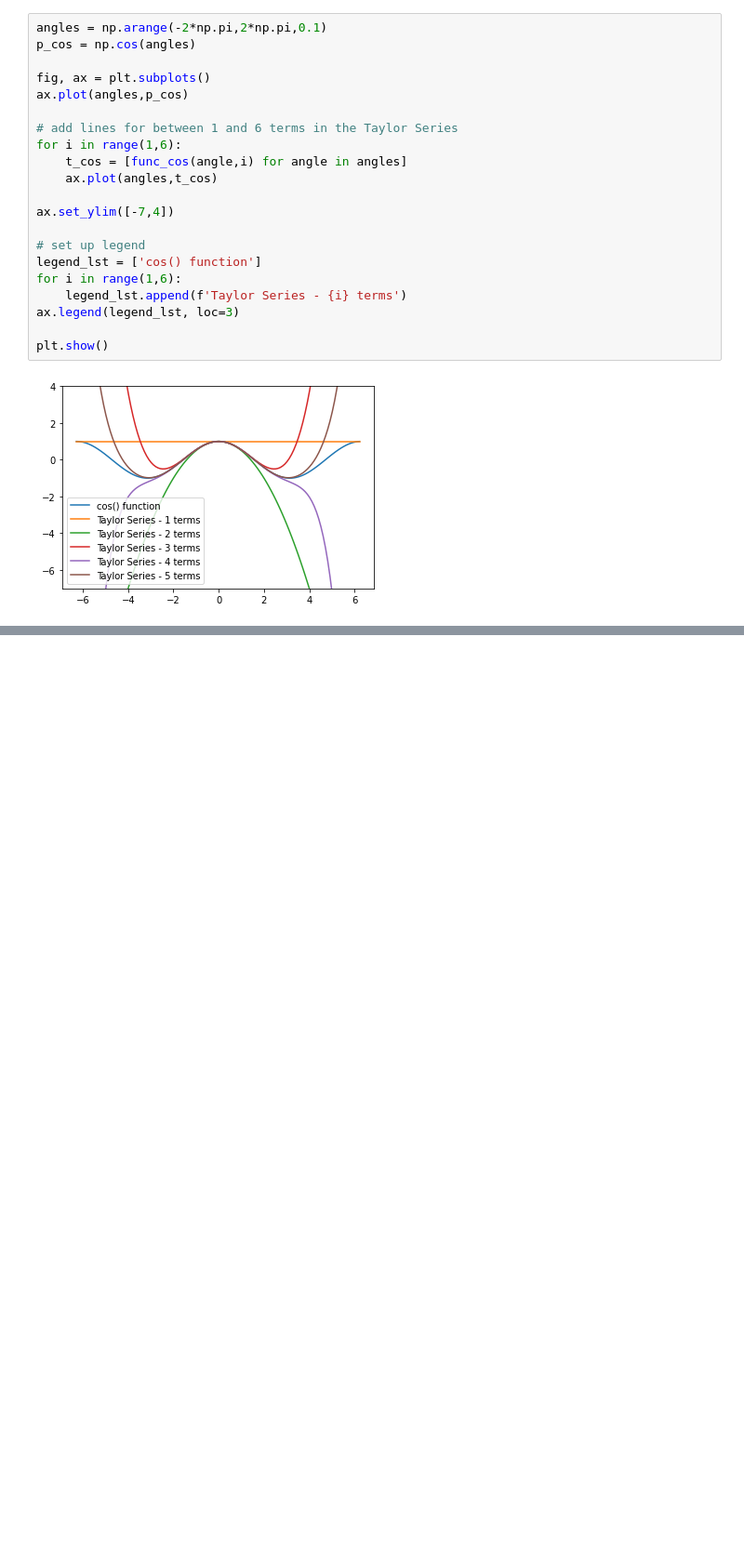
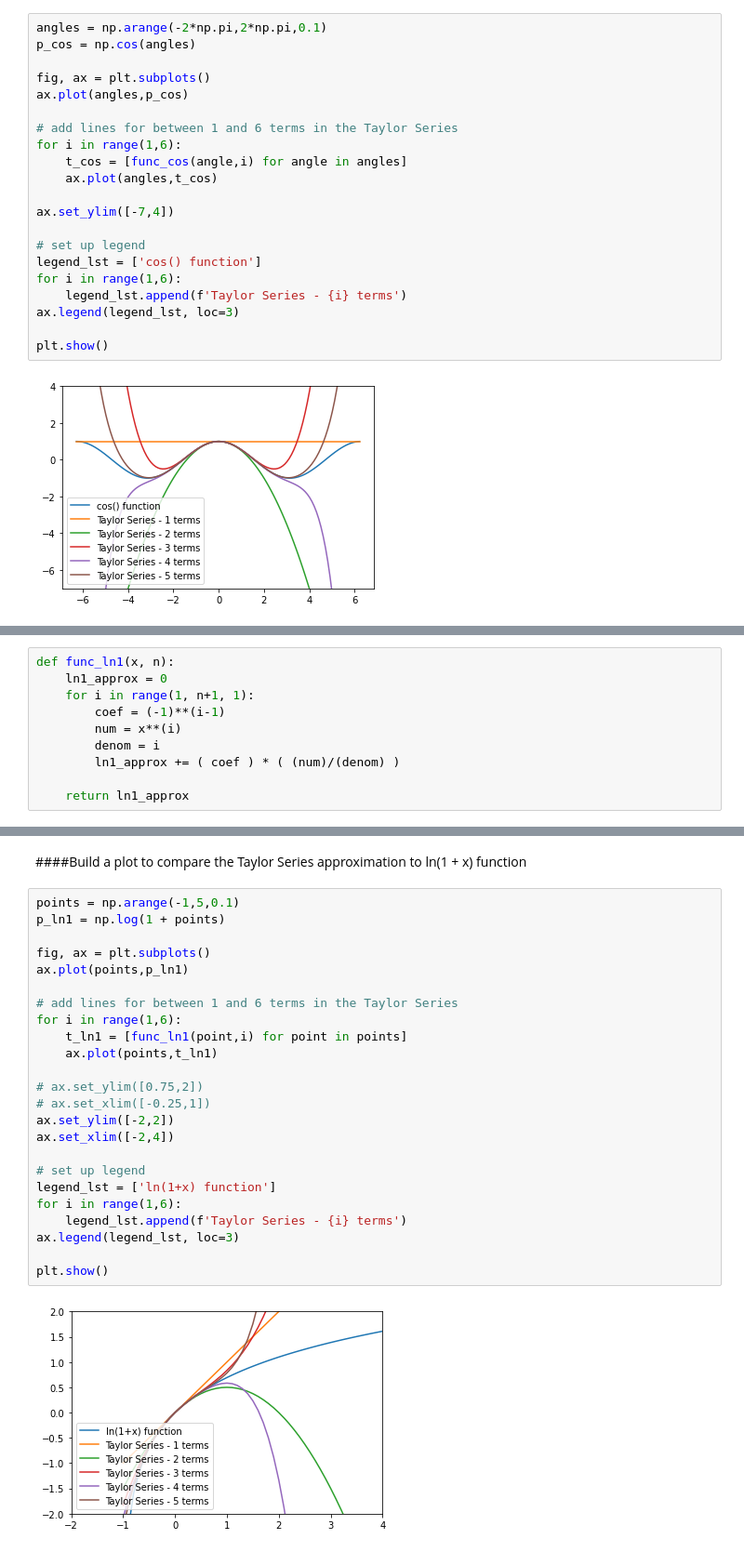
Before and after one commit to RhinoSC/MetNumUN2020II, a Jupyter notebook: TaylorSeries/Lab7NM_part1.ipynb, the cells around one changed output, grey strips where cells are left out. Shown at 93% size. Drawn from its saved outputs; the diff is of its cells as text; blank space fills up the shorter version.

```diff
--- a/TaylorSeries/Lab7NM_part1.ipynb
+++ b/TaylorSeries/Lab7NM_part1.ipynb
@@ -118,0 +239,10 @@ plt.show()
+# %%
+def func_ln1(x, n):
+    ln1_approx = 0
+    for i in range(1, n+1, 1):
+        coef = (-1)**(i-1)
+        num = x**(i)
+        denom = i
+        ln1_approx += ( coef ) * ( (num)/(denom) )
+
+    return ln1_approx
@@ -118,0 +257,28 @@ plt.show()
+# %% [markdown]
+####Build a plot to compare the Taylor Series approximation to ln(1 + x) function
+# %%
+points = np.arange(-1,5,0.1)
+p_ln1 = np.log(1 + points)
+
+fig, ax = plt.subplots()
+ax.plot(points,p_ln1)
+
+# add lines for between 1 and 6 terms in the Taylor Series
+for i in range(1,6):
+    t_ln1 = [func_ln1(point,i) for point in points]
+    ax.plot(points,t_ln1)
+
+# ax.set_ylim([0.75,2])
+# ax.set_xlim([-0.25,1])
+ax.set_ylim([-2,2])
+ax.set_xlim([-2,4])
+
+# set up legend
+legend_lst = ['ln(1+x) function']
+for i in range(1,6):
+    legend_lst.append(f'Taylor Series - {i} terms')
+ax.legend(legend_lst, loc=3)
+
+plt.show()
+# %% [output]
+[figure, added]
```
Also changed, not shown: parts of 21 cells of this notebook, 1 other file.
